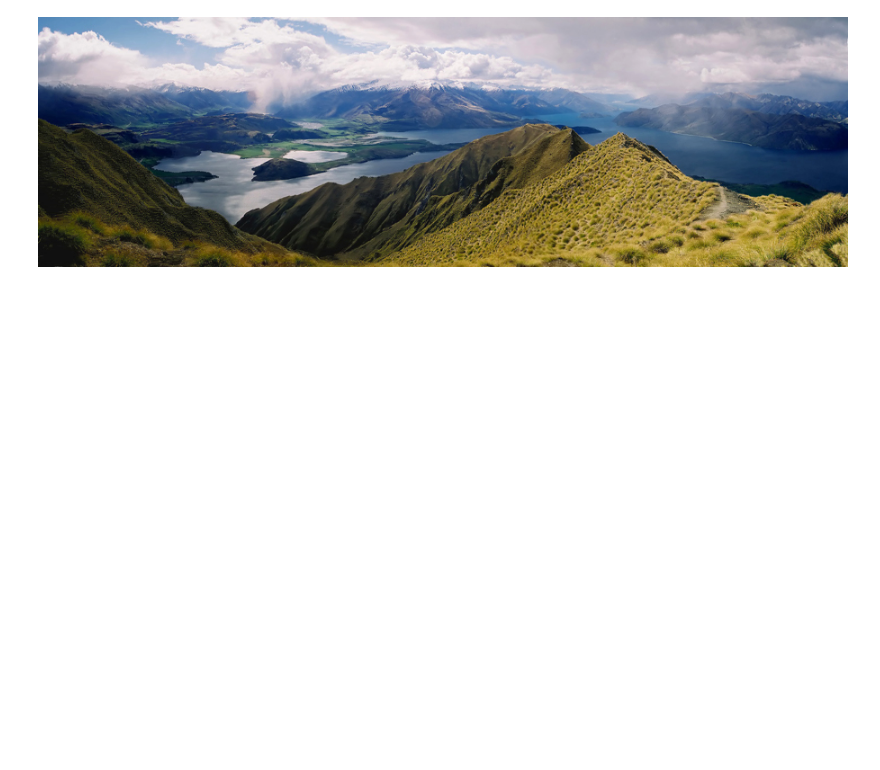
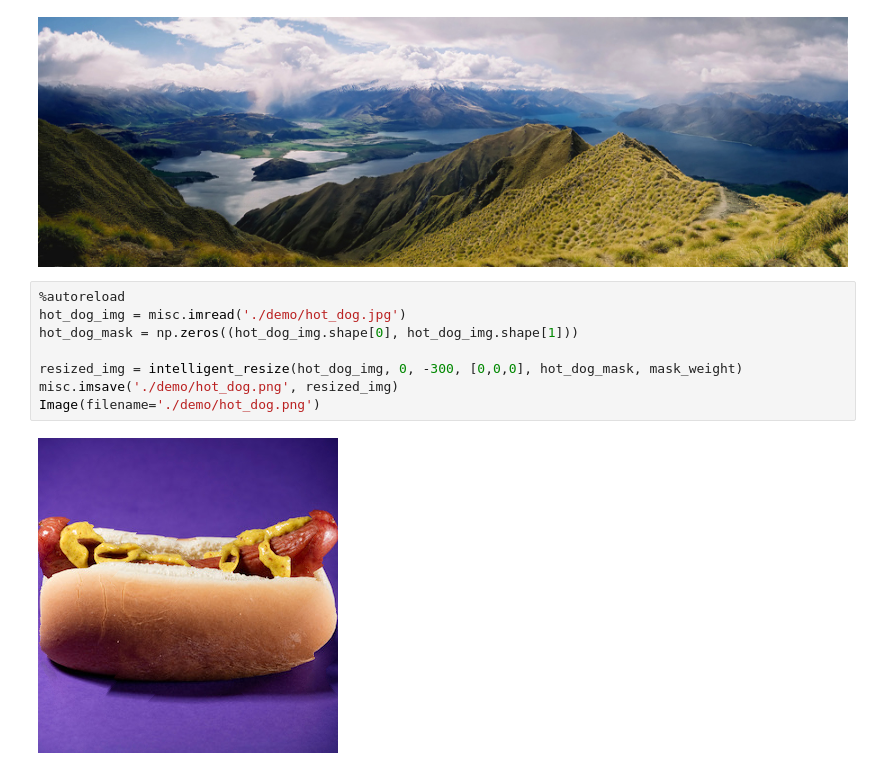
Before and after one commit to dharness/seam_carving, a Jupyter notebook: demo/Seam Carving Visual Demos.ipynb, the cells around one changed output. Cells and saved outputs as stored; diff of their text form; blank space fills up the shorter version.

```diff
--- a/demo/Seam Carving Visual Demos.ipynb
+++ b/demo/Seam Carving Visual Demos.ipynb
@@ -152,3 +152,13 @@ misc.imsave('./demo/lotr_out.png', resized_img)
 Image(filename='./demo/lotr_out.png')
 # %% [output]
 [figure]
+# %%
+%autoreload
+hot_dog_img = misc.imread('./demo/hot_dog.jpg')
+hot_dog_mask = np.zeros((hot_dog_img.shape[0], hot_dog_img.shape[1]))
+
+resized_img = intelligent_resize(hot_dog_img, 0, -300, [0,0,0], hot_dog_mask, mask_weight)
+misc.imsave('./demo/hot_dog.png', resized_img)
+Image(filename='./demo/hot_dog.png')
+# %% [output]
+[figure, added]
```
Also changed, not shown: parts of 1 cell of this notebook, 4 other files.
